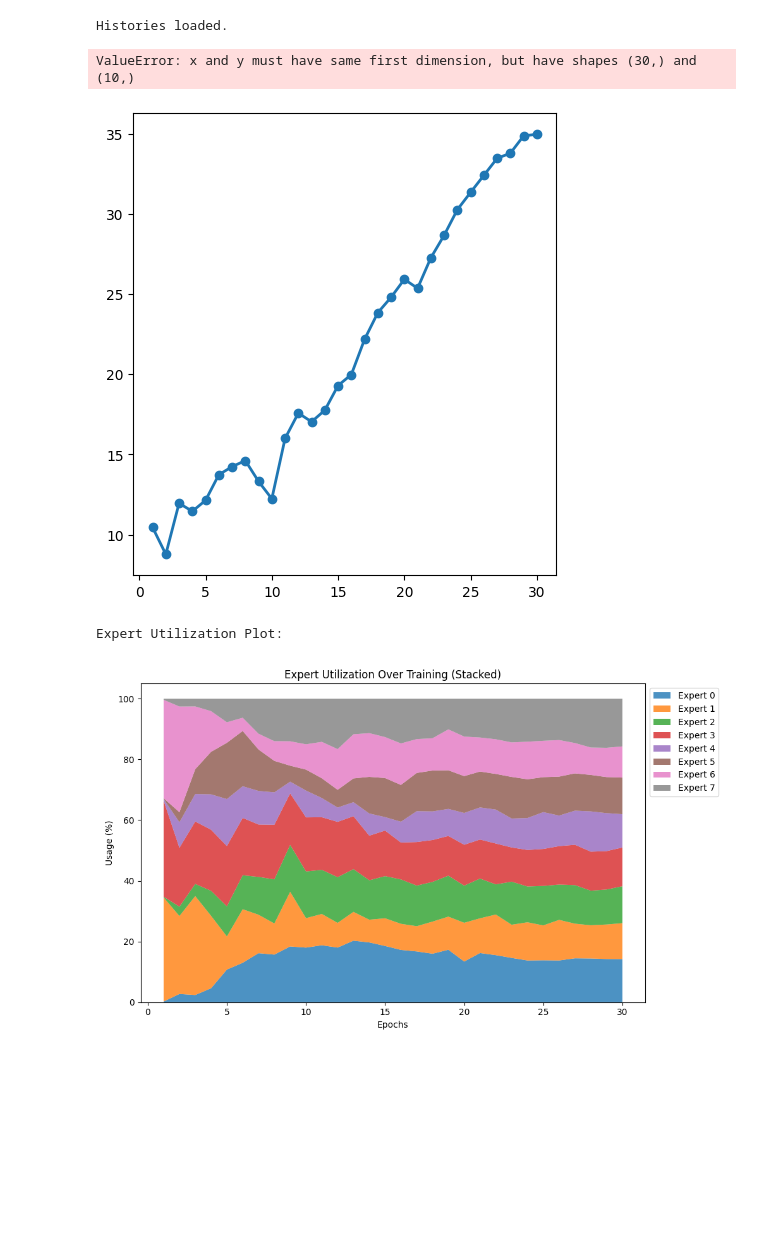
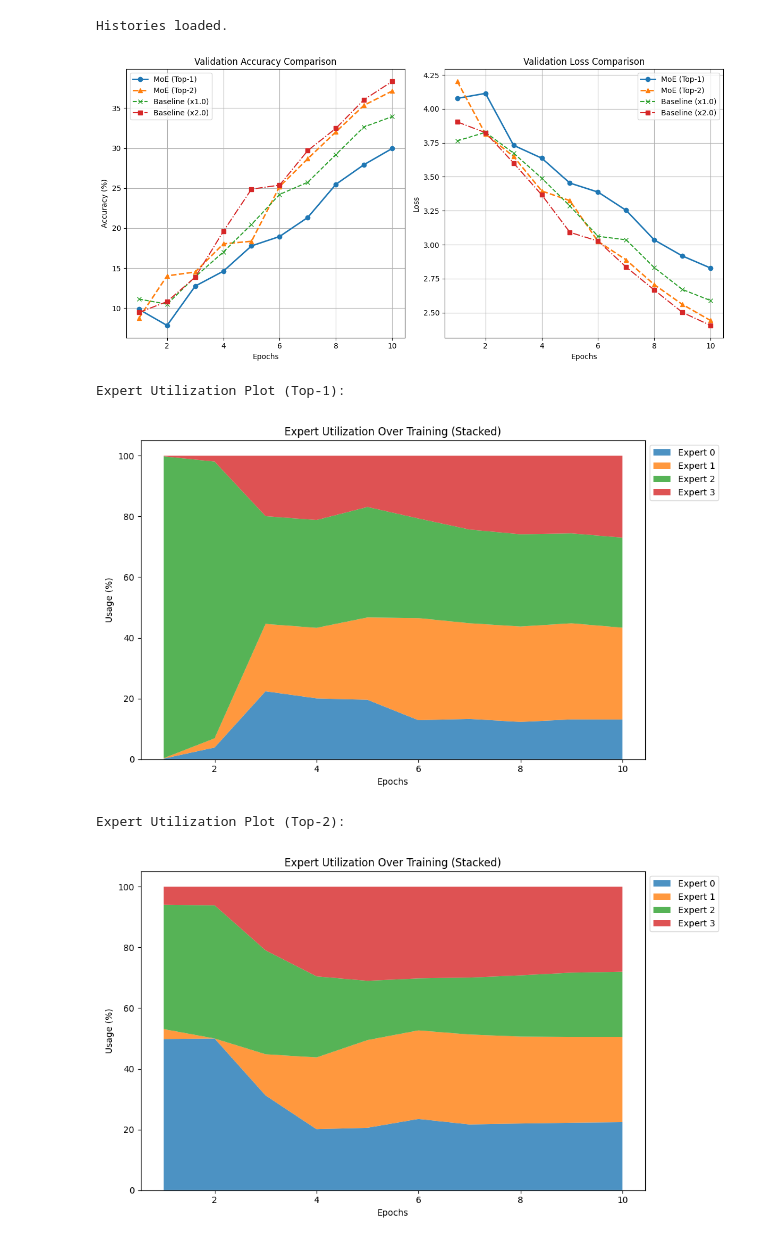
Before and after one commit to Roirtur/RoinisMoEAI, a Jupyter notebook: test_process.ipynb, the cells around one changed output. Saved outputs shown, nothing was run; the diff lists cells and outputs as text; code cells hidden in the pictures; blank space fills up the shorter version.

```diff
--- a/test_process.ipynb
+++ b/test_process.ipynb
@@ -25,14 +25,14 @@ Loaded CIFAR-100: 45000 train, 5000 val, 10000 test images.
 Num Classes: 100, Image Size: (3, 32, 32)
 # %%
 # Configuration for the test run
-epochs = 30
+epochs = 10
 save_dir = './test_results'
 os.makedirs(save_dir, exist_ok=True)
 
-# 1. Train MoE Model
-print("=== Training MoE Model ===")
-moe_model = MoEModel(num_experts=8, num_classes=num_classes, input_channels=img_size[0]).to(device)
-moe_save_path = os.path.join(save_dir, 'moe_model.pth')
+# 1. Train MoE Model (Top-1)
+print("=== Training MoE Model (Top-1) ===")
+moe_model_top1 = MoEModel(num_experts=4, num_classes=num_classes, input_channels=img_size[0], top_k=1).to(device)
+moe_top1_save_path = os.path.join(save_dir, 'moe_model_top1.pth')
 
-train_moe(moe_model, train_loader, val_loader, test_loader, epochs, device, moe_save_path, aux_weight=10.0)
+train_moe(moe_model_top1, train_loader, val_loader, test_loader, epochs, device, moe_top1_save_path, aux_weight=5.0)
 # %% [output]
@@ -52,0 +62,7 @@ Epoch 11: Train Acc: 15.53%, Val Acc: 16.00%, Val Loss: 3.6080, Test Acc: 18.15%
+# %%
+# 1b. Train MoE Model (Top-2)
+print("=== Training MoE Model (Top-2) ===")
+moe_model_top2 = MoEModel(num_experts=4, num_classes=num_classes, input_channels=img_size[0], top_k=2).to(device)
+moe_top2_save_path = os.path.join(save_dir, 'moe_model_top2.pth')
+
+train_moe(moe_model_top2, train_loader, val_loader, test_loader, epochs, device, moe_top2_save_path, aux_weight=5.0)
@@ -96,10 +135,12 @@ Training finished. Final Test Accuracy: 41.79%
 # %%
 # Load Histories
-moe_hist_path = moe_save_path.replace('.pth', '_history.json')
+moe_top1_hist_path = moe_top1_save_path.replace('.pth', '_history.json')
+moe_top2_hist_path = moe_top2_save_path.replace('.pth', '_history.json')
 base_w1_hist_path = baseline_w1_save_path.replace('.pth', '_history.json')
 base_w2_hist_path = baseline_w2_save_path.replace('.pth', '_history.json')
 
-history_moe = HistoryLogger.load(moe_hist_path).history
+history_moe_top1 = HistoryLogger.load(moe_top1_hist_path).history
+history_moe_top2 = HistoryLogger.load(moe_top2_hist_path).history
 history_base_w1 = HistoryLogger.load(base_w1_hist_path).history
 history_base_w2 = HistoryLogger.load(base_w2_hist_path).history
 
@@ -107,51 +148,65 @@ print("Histories loaded.")
 # %% [output]
 Histories loaded.
 # %%
-# Visualization: 3-Way Comparison
-epochs_range = range(1, len(history_moe['train_acc']) + 1)
+# Visualization: 4-Way Comparison
+epochs_range = range(1, len(history_moe_top1['train_acc']) + 1)
 
 plt.figure(figsize=(12, 6))
 
 # Plot Validation Accuracy
 plt.subplot(1, 2, 1)
-plt.plot(epochs_range, history_moe['val_acc'], label='MoE', linewidth=2, marker='o')
+plt.plot(epochs_range, history_moe_top1['val_acc'], label='MoE (Top-1)', linewidth=2, marker='o')
+plt.plot(epochs_range, history_moe_top2['val_acc'], label='MoE (Top-2)', linewidth=2, marker='^', linestyle='--')
 plt.plot(epochs_range, history_base_w1['val_acc'], label='Baseline (x1.0)', linestyle='--', marker='x')
 plt.plot(epochs_range, history_base_w2['val_acc'], label='Baseline (x2.0)', linestyle='-.', marker='s')
 plt.title('Validation Accuracy Comparison')
 plt.xlabel('Epochs')
 plt.ylabel('Accuracy (%)')
 plt.legend()
 plt.grid(True)
 
 # Plot Validation Loss
 plt.subplot(1, 2, 2)
-plt.plot(epochs_range, history_moe['val_loss'], label='MoE', linewidth=2, marker='o')
+plt.plot(epochs_range, history_moe_top1['val_loss'], label='MoE (Top-1)', linewidth=2, marker='o')
+plt.plot(epochs_range, history_moe_top2['val_loss'], label='MoE (Top-2)', linewidth=2, marker='^', linestyle='--')
 plt.plot(epochs_range, history_base_w1['val_loss'], label='Baseline (x1.0)', linestyle='--', marker='x')
 plt.plot(epochs_range, history_base_w2['val_loss'], label='Baseline (x2.0)', linestyle='-.', marker='s')
 plt.title('Validation Loss Comparison')
 plt.xlabel('Epochs')
 plt.ylabel('Loss')
 plt.legend()
 plt.grid(True)
 
 plt.tight_layout()
 plt.show()
 # %% [output]
-ValueError: x and y must have same first dimension, but have shapes (30,) and (10,)
-[figure, old version]
+[figure, new version]
 # %%
-# Visualization: Expert Utilization
+# Visualization: Expert Utilization (Top-1 Model)
 from IPython.display import Image, display
 
 # Call the library function
-plot_expert_utilization(HistoryLogger.load(moe_hist_path), save_dir)
+plot_expert_utilization(HistoryLogger.load(moe_top1_hist_path), save_dir)
 
 # Display the saved image
-print("Expert Utilization Plot:")
+print("Expert Utilization Plot (Top-1):")
 display(Image(filename=os.path.join(save_dir, 'expert_utilization_evolution.png')))
 # %% [output]
-Expert Utilization Plot:
+Expert Utilization Plot (Top-1):
-[figure, old version]
+[figure, new version]
+# %%
+# Visualization: Expert Utilization (Top-2 Model)
+from IPython.display import Image, display
+
+# Call the library function
+plot_expert_utilization(HistoryLogger.load(moe_top2_hist_path), save_dir)
+
+# Display the saved image
+print("Expert Utilization Plot (Top-2):")
+display(Image(filename=os.path.join(save_dir, 'expert_utilization_evolution.png')))
+# %% [output]
+Expert Utilization Plot (Top-2):
+[figure, added]
 # %%
 # Visualization: Parameters vs Performance (Storage vs Compute)
 
```
Also changed, not shown: parts of 5 cells of this notebook, 3 other files.
